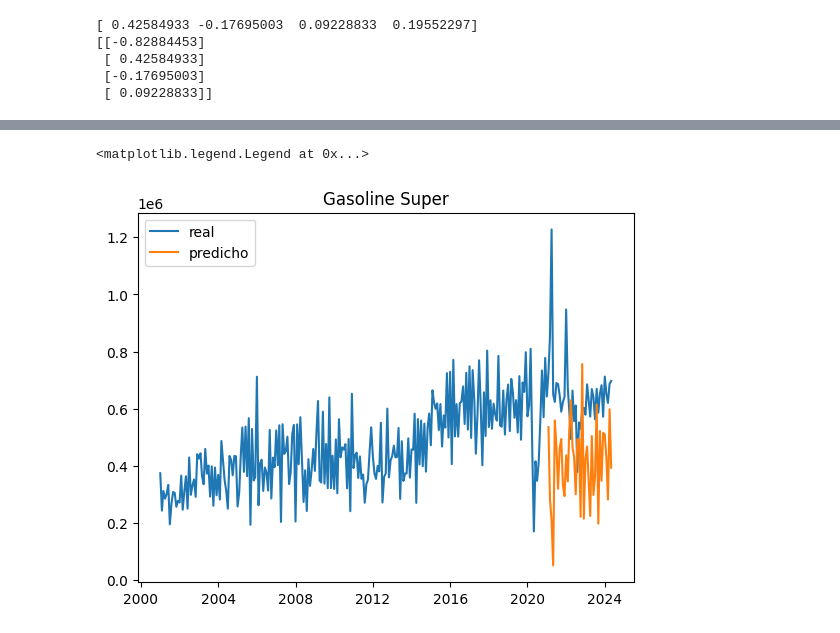
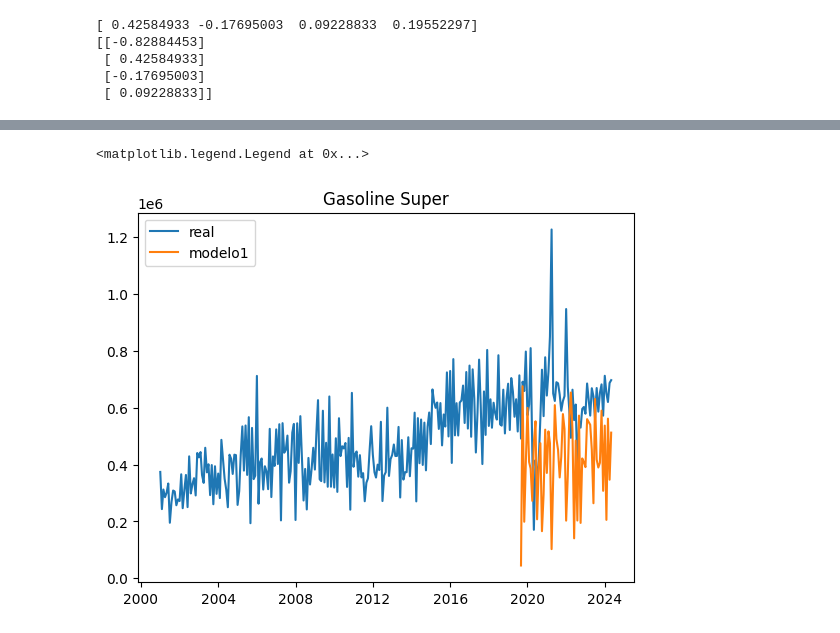
Before and after one commit to Arthurs101/DataScience-S10-Lab3-2024, a Jupyter notebook: Laboratorio3.ipynb, the cells around one changed output, grey strips where cells are left out. Drawn from its saved outputs; the diff is of its cells as text; code cells hidden in the pictures.

```diff
--- a/Laboratorio3.ipynb
+++ b/Laboratorio3.ipynb
@@ -71,10 +61,12 @@ plt.plot(super_gas_diff)
 # normalizar los datos para el LSTM
 scaler = StandardScaler()
 super_gas_scaled = scaler.fit_transform(super_gas_diff)
-
+split_index = round(0.6*len(super_gas_scaled))
+val_prueba = round(0.2*len(super_gas_scaled))
 #separar en test y prueba
 super_gas_train = super_gas_scaled[1:split_index]
-super_gas_test = super_gas_scaled[split_index:]
+super_gas_val = super_gas_scaled[split_index:val_prueba + split_index + 1]
+super_gas_test = super_gas_scaled[(split_index+val_prueba)-1:]
 # %%
 #transformar la serie en una supervisada, de manera que las observaciones anteriores sean capaces de estimar la siguiente
 from operator import concat
@@ -89,11 +81,13 @@ def supervisada(serie,retrasos = 1):
     return np.array(serie_x), np.array(serie_y)
 
 super_gas_x_train,super_gas_y_train = supervisada(super_gas_train)
+super_gas_x_val,super_gas_y_val = supervisada(super_gas_val)
 super_gas_test_x_test,super_gas_test_y_test = supervisada(super_gas_test)
 print(super_gas_y_train[0:4])
 print(super_gas_x_train[0:4])
 #convertir en arreglos tridimensionales donde cada una es "muestras", "tiempo", "features"
 super_gas_x_train = np.reshape(super_gas_x_train,(super_gas_x_train.shape[0],1,1))
+super_gas_x_val = np.reshape(super_gas_x_val,(super_gas_x_val.shape[0],1,1))
 super_gas_test_x_test = np.reshape(super_gas_test_x_test, (super_gas_test_x_test.shape[0],1,1))
 # %% [output]
 [ 0.42584933 -0.17695003  0.09228833  0.19552297]
@@ -135,6 +153,7 @@ epocas = 50
 history= modelo1.fit(
     x = super_gas_x_train,
     y = super_gas_y_train,
+    validation_data = (super_gas_x_val,super_gas_y_val),
     batch_size = lote,
     epochs = epocas,
     shuffle = False,
@@ -180,9 +241,15 @@ prediccion_test = prediccion_fun(super_gas_test_x_test,modelo1, 1,scaler,dif=Tru
 # %%
-df_test = pd.DataFrame(prediccion_test,index=super_gas_df[split_index + 1:len(super_gas_df)].index)
+
+df_val = pd.DataFrame(prediccion_val,index=super_gas_df[(split_index):split_index+val_prueba].index)
+df_test = pd.DataFrame(prediccion_test,index=super_gas_df[split_index + len(df_val):len(super_gas_df)].index)
+
+# df_val2 = pd.DataFrame(prediccion_val_2,index=super_gas_df[(split_index):split_index+val_prueba].index)
+# df_test_2 = pd.DataFrame(prediccion_test_model_2,index=super_gas_df[split_index + len(df_val):len(super_gas_df)].index)
 plt.title('Gasoline Super')
 plt.plot(super_gas_df)
 plt.plot(df_test)
-plt.legend(['real', 'predicho'])
+# plt.plot(df_test_2)
+plt.legend(['real', 'modelo1'])
 # %% [output]
 <matplotlib.legend.Legend at 0x...>
-[figure, old version]
+[figure, new version]
```
Also changed, not shown: parts of 8 cells of this notebook.
